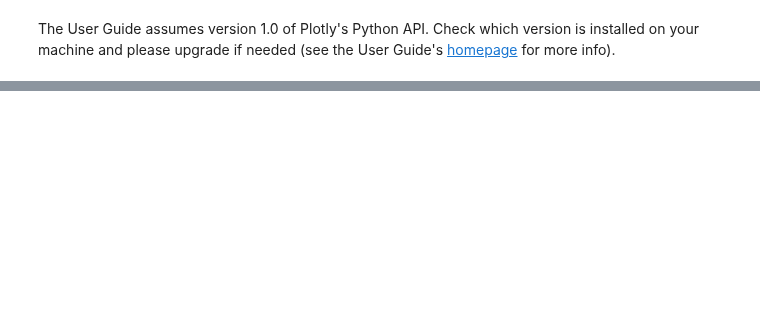
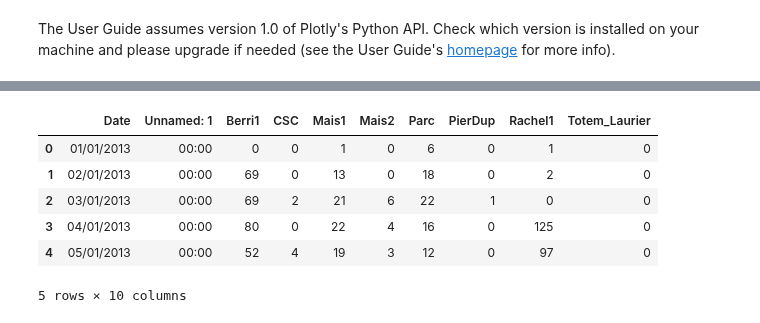
Before and after one commit to plotly/python-user-guide, a Jupyter notebook: s5_heatmaps/s5_heatmaps.ipynb, the cells around one changed output, grey strips where cells are left out. Saved outputs shown, nothing was run; the diff lists cells and outputs as text; code cells hidden in the pictures; blank space fills up the shorter version.

```diff
--- a/s5_heatmaps/s5_heatmaps.ipynb
+++ b/s5_heatmaps/s5_heatmaps.ipynb
@@ -257,0 +74,17 @@ previous section (coming soon) </h4>
+# %%
+# Pandas for data manipulation
+import pandas as pd
+
+# Read csv file and define dataframe object (df for dataframe)
+df_all = pd.read_csv('mtl-bike-2013.csv')
+
+# Print dataframe header
+df_all.head()
+# %% [output]
+|  | Date | Unnamed: 1 | Berri1 | CSC | Mais1 | Mais2 | Parc | PierDup | Rachel1 | Totem_Laurier |
+| 0 | 01/01/2013 | 00:00 | 0 | 0 | 1 | 0 | 6 | 0 | 1 | 0 |
+| 1 | 02/01/2013 | 00:00 | 69 | 0 | 13 | 0 | 18 | 0 | 2 | 0 |
+| 2 | 03/01/2013 | 00:00 | 69 | 2 | 21 | 6 | 22 | 1 | 0 | 0 |
+| 3 | 04/01/2013 | 00:00 | 80 | 0 | 22 | 4 | 16 | 0 | 125 | 0 |
+| 4 | 05/01/2013 | 00:00 | 52 | 4 | 19 | 3 | 12 | 0 | 97 | 0 |
+5 rows × 10 columns
```
Also changed, not shown: parts of 120 cells of this notebook.
